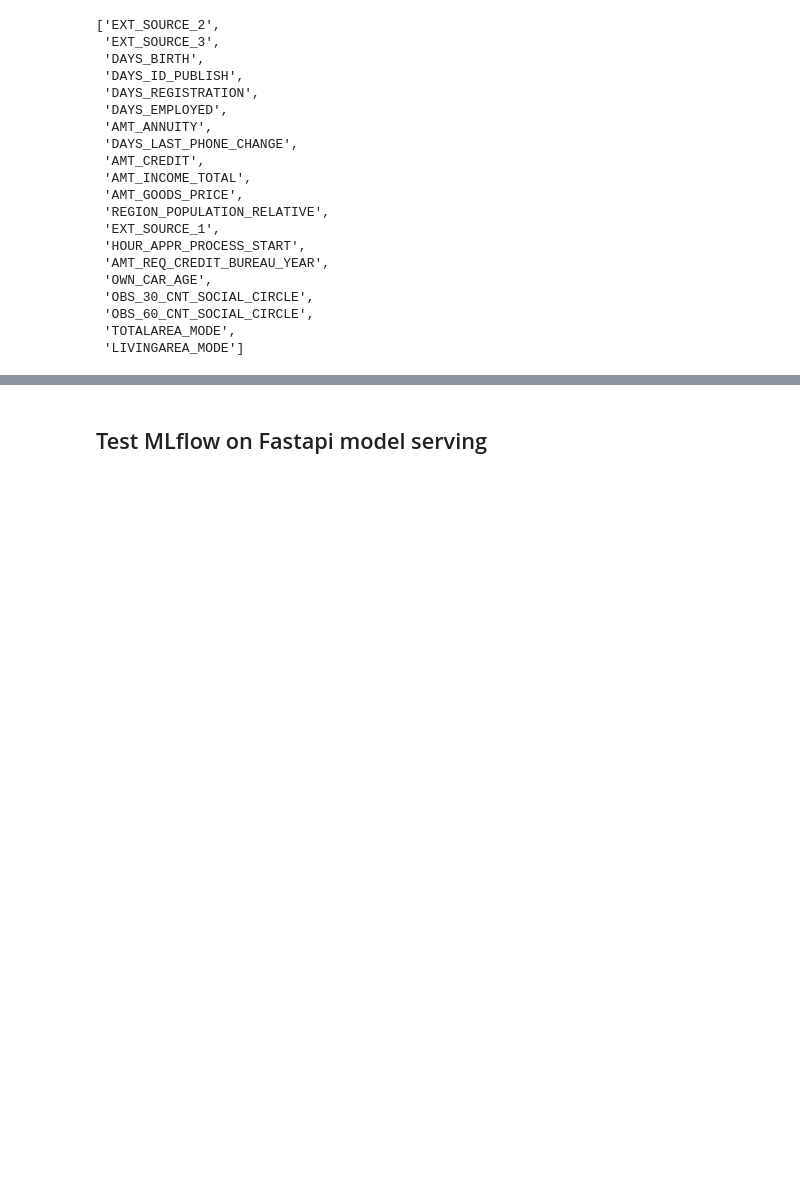
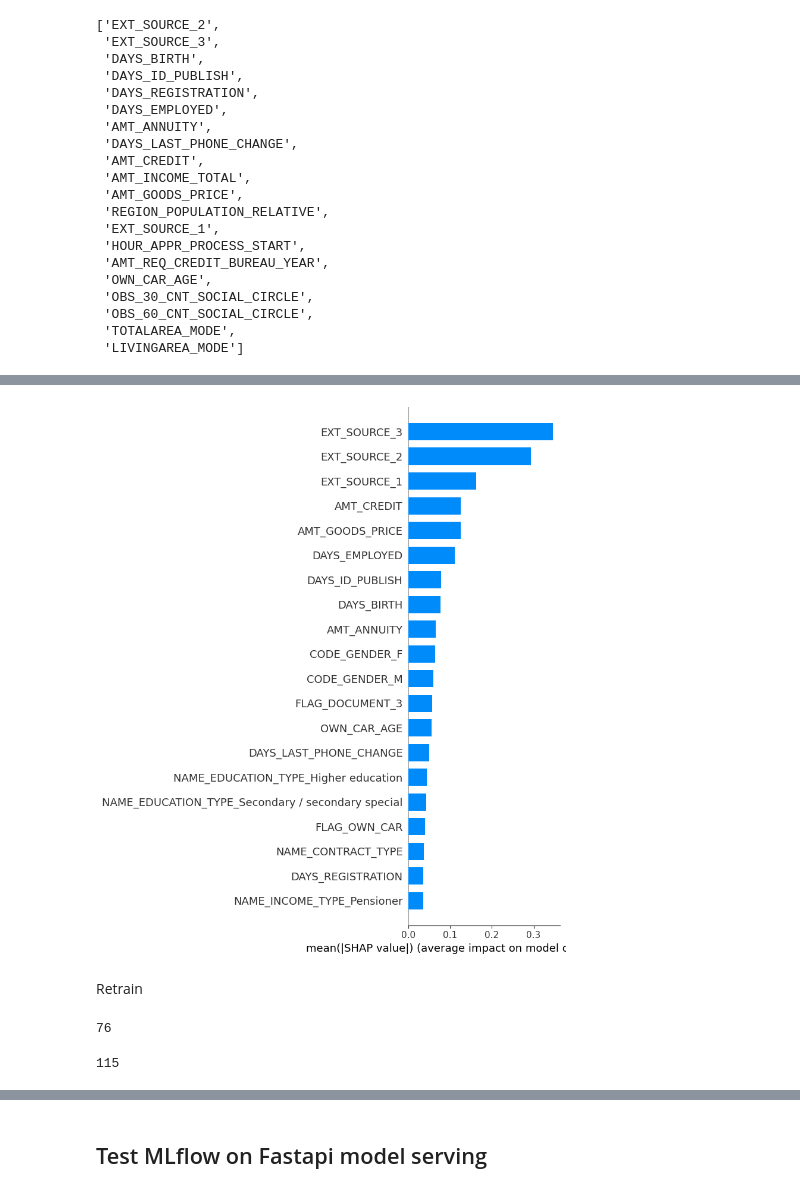
Before and after one commit to MarkoBrie/credit_scoring_with_MLOPS, a Jupyter notebook: 2_Model_selection.ipynb, the cells around one changed output, grey strips where cells are left out. Cells and saved outputs as stored; diff of their text form; code cells hidden in the pictures; blank space fills up the shorter version.

Commit message:
adding data to Streamlit

```diff
--- a/2_Model_selection.ipynb
+++ b/2_Model_selection.ipynb
@@ -532,9 +576,7 @@ experiment = client.create_experiment(name=experiment_name, tags=experiment_tags
 run_name = "XGB"
 print("start train_XGBoost_model")
 best_xgb_model, best_xgb_params, timeXGB = train_XGBoost_model(X_train, Y_train)
-run_XGB_metrics  = generate_model_report(best_xgb_model, run_name, X_test, Y_test)
-best_metrics_XGB, metrics_XGB = find_optimal_business_score(best_xgb_model, run_name, X_test, Y_test, timeXGB)
-signature_XGB    = infer_signature(X_train, best_xgb_model.predict(X_train))
-run_MLflow(experiment_name, run_name, metrics_XGB, best_xgb_params, best_xgb_model, signature_XGB)
+XGB_metrics, best_XGB  = generate_model_report(best_xgb_model, run_name, X_test, Y_test, timeXGB)
+run_MLflow(experiment_name, run_name, XGB_metrics, best_xgb_params, best_xgb_model, X_train)
 # %% [output]
 start train_XGBoost_model
@@ -811,0 +608,3 @@ START time Thu Feb 29 11:07:31 2024
+# %%
+XGB_metrics, best_XGB  = generate_model_report(best_xgb_model, run_name, X_test, Y_test, timeXGB)
+run_MLflow(experiment_name, run_name, XGB_metrics, best_xgb_params, best_xgb_model, X_train)
@@ -933,6 +1055,7 @@ feature_importance_df_sorted['Feature'][:20].tolist()
 # %%
-explainer = shap.Explainer(model, X)
-shap_values = explainer.shap_values(data_point)
-shap_df = pd.DataFrame({'Feature': X.columns, 'SHAP Value': shap_values[0]})
-print("\nSHAP Values:")
+explainer = shap.Explainer(best_xgb_model, X_train)
+
+shap_values = explainer.shap_values(X_train)
+shap_df = pd.DataFrame({'Feature': feature_names['0'].tolist(), 'SHAP Value': shap_values[0]})
+print("\n SHAP Values:")
 print(shap_df)
@@ -940,0 +1064,9 @@ print(shap_df)
+# %%
+pd.set_option('display.max_rows', None)  # Show all rows
+shap_df = pd.DataFrame({'Feature': feature_names['0'].tolist(), 'SHAP Value': shap_values[0]})
+print("\n SHAP Values:")
+# Sort shap_df by the 'SHAP Value' column in ascending order
+sorted_shap_df = shap_df.sort_values(by='SHAP Value')
+
+# Print the sorted DataFrame
+print(sorted_shap_df)
@@ -940,0 +1140,4 @@ print(shap_df)
+# %%
+shap.summary_plot(shap_values, shap_df['Feature'], plot_type="bar")
+# %% [output]
+[figure, added]
@@ -940,0 +1146,10 @@ print(shap_df)
+# %% [markdown]
+Retrain
+# %%
+len(SHAP_feature_unimportant)
+# %% [output]
+76
+# %%
+len(SHAP_feature_important)
+# %% [output]
+115
```
Also changed, not shown: parts of 57 cells of this notebook, 7 other files.
